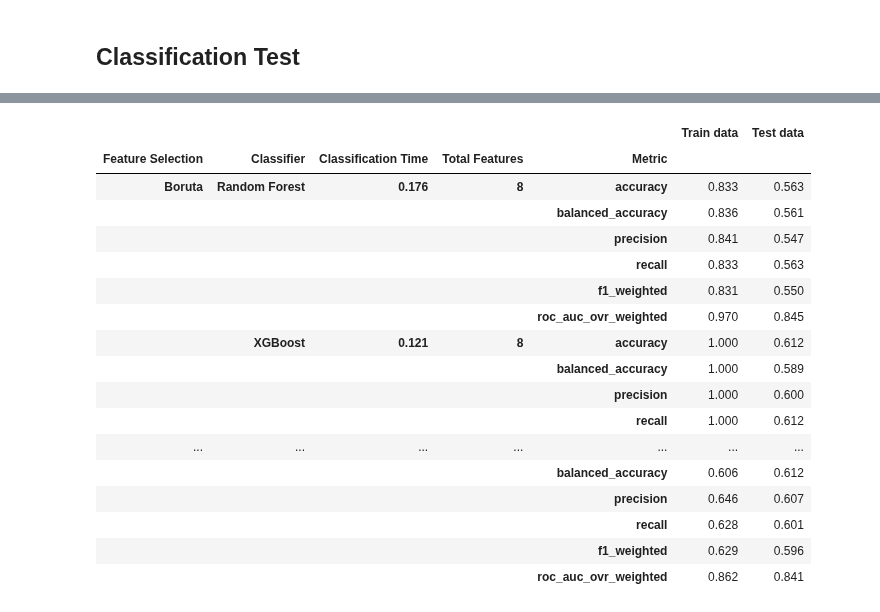
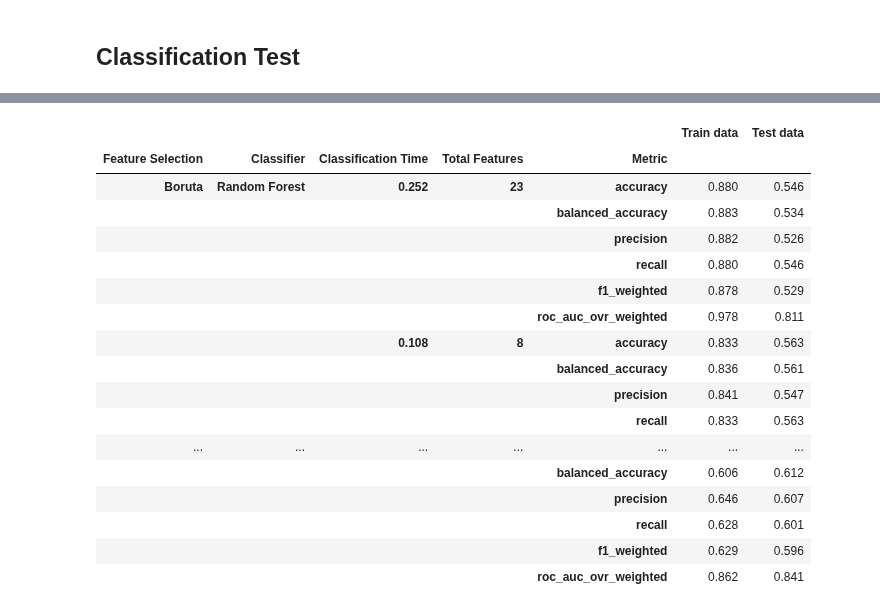
Before and after one commit to InfoAdam1998/Thesis-Project, a Jupyter notebook: ADNI-1 Notebook/feature_selection/multiclass_selection/boruta_feature_method/boruta_base_analysis.ipynb, the cells around one changed output, grey strips where cells are left out. Cells and saved outputs as stored; diff of their text form; code cells hidden in the pictures.

```diff
--- a/ADNI-1 Notebook/feature_selection/multiclass_selection/boruta_feature_method/boruta_base_analysis.ipynb
+++ b/ADNI-1 Notebook/feature_selection/multiclass_selection/boruta_feature_method/boruta_base_analysis.ipynb
@@ -377,48 +377,48 @@ def eval_model(classifier_name, model, X_train, X_test, y_train, y_test):
 
         return pred_metrics_df
 # %%
-results = "filtered"
+results = "all"
 prediction_df_report = None
 
 if results == "all":
     pred_rf_n = eval_model("Random Forest", trained_rf_n, X_train_missForest_t, X_test_missForest_t, y_train, y_test)
     pred_rf_t = eval_model("Random Forest", trained_rf_t, X_train_t, X_test_t, y_train, y_test)
 
     pred_xgb_n = eval_model("XGBoost", trained_xgb_n, X_train_missForest_t, X_test_missForest_t, y_train, y_test)
     pred_xgb_t = eval_model("XGBoost", trained_xgb_t, X_train_t, X_test_t, y_train, y_test)
 
     pred_ngb_n = eval_model("NGBoost", trained_ngb_n, X_train_missForest_t, X_test_missForest_t, y_train, y_test)
     pred_ngb_t = eval_model("NGBoost", trained_ngb_t, X_train_t, X_test_t, y_train, y_test)
 
     pred_lg_n = eval_model("Logistic Regression", trained_lg_n, X_train_missForest_t, X_test_missForest_t, y_train, y_test)
     pred_lg_t = eval_model("Logistic Regression", trained_lg_t, X_train_t, X_test_t, y_train, y_test)
 
     prediction_df = pd.concat([pred_rf_n, pred_rf_t, pred_xgb_n, pred_xgb_t, pred_ngb_n, pred_ngb_t, pred_lg_n, pred_lg_t])
     prediction_df_report = prediction_df.set_index(["Feature Selection", "Classifier", "Classification Time", "Total Features", "Metric"])
 
 elif results == "filtered":
     pred_rf_t = eval_model("Random Forest", trained_rf_t, X_train_t, X_test_t, y_train, y_test)
     pred_xgb_t = eval_model("XGBoost", trained_xgb_t, X_train_t, X_test_t, y_train, y_test)
     pred_ngb_t = eval_model("NGBoost", trained_ngb_t, X_train_t, X_test_t, y_train, y_test)
     pred_lg_t = eval_model("Logistic Regression", trained_lg_t, X_train_t, X_test_t, y_train, y_test)
 
     prediction_df = pd.concat([pred_rf_t, pred_xgb_t, pred_ngb_t, pred_lg_t])
     prediction_df_report = prediction_df.set_index(["Feature Selection", "Classifier", "Classification Time", "Total Features", "Metric"])
 
 prediction_df_report
 # %% [output]
 |  |  |  |  |  | Train data | Test data |
 | Feature Selection | Classifier | Classification Time | Total Features | Metric |  |  |
-| Boruta | Random Forest | 0.176 | 8 | accuracy | 0.833 | 0.563 |
+| Boruta | Random Forest | 0.252 | 23 | accuracy | 0.880 | 0.546 |
+|  |  |  |  | balanced_accuracy | 0.883 | 0.534 |
+|  |  |  |  | precision | 0.882 | 0.526 |
+|  |  |  |  | recall | 0.880 | 0.546 |
+|  |  |  |  | f1_weighted | 0.878 | 0.529 |
+|  |  |  |  | roc_auc_ovr_weighted | 0.978 | 0.811 |
+|  |  | 0.108 | 8 | accuracy | 0.833 | 0.563 |
 |  |  |  |  | balanced_accuracy | 0.836 | 0.561 |
 |  |  |  |  | precision | 0.841 | 0.547 |
 |  |  |  |  | recall | 0.833 | 0.563 |
-|  |  |  |  | f1_weighted | 0.831 | 0.550 |
-|  |  |  |  | roc_auc_ovr_weighted | 0.970 | 0.845 |
-|  | XGBoost | 0.121 | 8 | accuracy | 1.000 | 0.612 |
-|  |  |  |  | balanced_accuracy | 1.000 | 0.589 |
-|  |  |  |  | precision | 1.000 | 0.600 |
-|  |  |  |  | recall | 1.000 | 0.612 |
 | ... | ... | ... | ... | ... | ... | ... |
 |  |  |  |  | balanced_accuracy | 0.606 | 0.612 |
 |  |  |  |  | precision | 0.646 | 0.607 |
```
Also changed, not shown: parts of 4 cells of this notebook, 47 other files.
